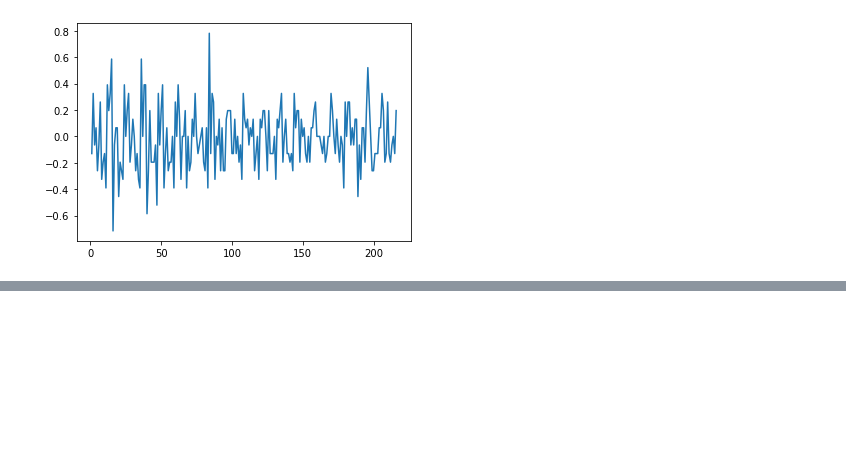
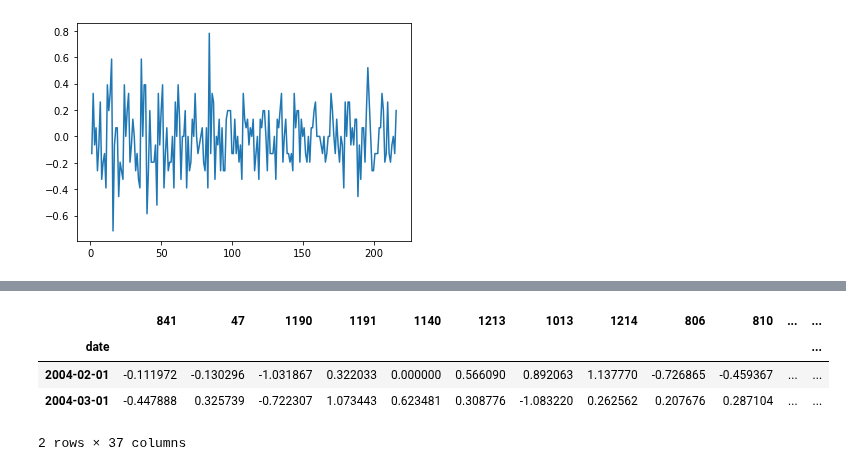
Before and after one commit to ubco-mds-2021-labs/capstone-project-googletrends_capstone, a Jupyter notebook: src/notebooks/retailsales_notebook.ipynb, the cells around one changed output, grey strips where cells are left out. Saved outputs shown, nothing was run; the diff lists cells and outputs as text; code cells hidden in the pictures; blank space fills up the shorter version.

```diff
--- a/src/notebooks/retailsales_notebook.ipynb
+++ b/src/notebooks/retailsales_notebook.ipynb
@@ -327,0 +401,3 @@ plt.show()
+# %%
+s = scaled_df.copy()
+s.head(2)
@@ -328,3 +409,13 @@ plt.show()
+# %%
+s.index = f.index
+s.columns = f.columns
+s.head(2)
+# %% [output]
+|  | 841 | 47 | 1190 | 1191 | 1140 | 1213 | 1013 | 1214 | 806 | 810 | ... | ... |
+| date |  |  |  |  |  |  |  |  |  |  |  | ... |
+| 2004-02-01 | -0.111972 | -0.130296 | -1.031867 | 0.322033 | 0.000000 | 0.566090 | 0.892063 | 1.137770 | -0.726865 | -0.459367 | ... | ... |
+| 2004-03-01 | -0.447888 | 0.325739 | -0.722307 | 1.073443 | 0.623481 | 0.308776 | -1.083220 | 0.262562 | 0.207676 | 0.287104 | ... | ... |
+2 rows × 37 columns
 # %%
 # data, queries=get_trend(keyword=[''],category=str(retailcatdat['CatNo'].iloc[0]))
 # queries = queries['']['top']
```
Also changed, not shown: parts of 7 cells of this notebook.
